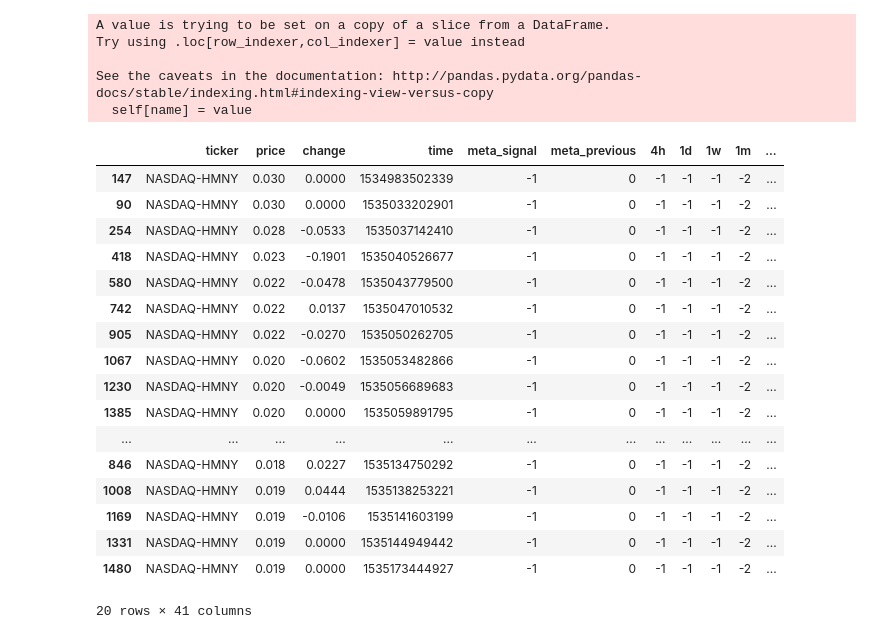
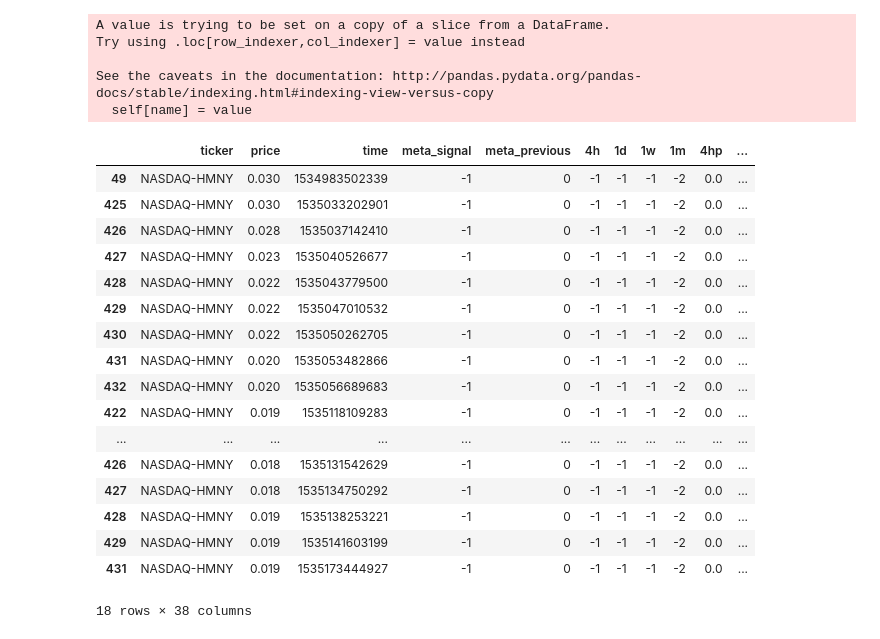
Before and after one commit to atomantic/stock_signals, a Jupyter notebook: data/01 - Clean.ipynb, the cells around one changed output. Cells and saved outputs as stored; diff of their text form; code cells hidden in the pictures.

```diff
--- a/data/01 - Clean.ipynb
+++ b/data/01 - Clean.ipynb
@@ -16,15 +62,7 @@ for file_ in csv_files:
     df = pd.read_csv(file_,index_col=None, header=None)
     list_.append(df)
 frame = pd.concat(list_)
-frame.columns = ["ticker","price","change","time","meta_signal","meta_previous",
-                "4h","1d","1w","1m",
-                "4hp","1dp","1wp","1mp",
-                "4h_rsi","4h_stochrsi","4h_stoch","4h_ult","4h_macd","4h_hull",
-                "1d_rsi","1d_stochrsi","1d_stoch","1d_ult","1d_macd","1d_hull",
-                "1w_rsi","1w_stochrsi","1w_stoch","1w_ult","1w_macd","1w_hull",
-                "1m_rsi","1m_stochrsi","1m_stoch","1m_ult","1m_macd","1m_hull"
-#                 ,"market","name","meta_move"
-                ]
+frame.columns = header_names
 frame.sort_values(['ticker', 'time'], inplace=True)
 frame.head(5)
 # %% [output]
@@ -54,3 +87,0 @@ frame.head(2)
-# %%
-frame.sort_values(['name', 'time'], inplace=True)
-frame.head(10)
@@ -76,7 +94,13 @@ frame[frame.price.isnull()]
 # %%
-# drop any NaN/null values (this shouldn't happen anymore)
-frame = frame.dropna()
+# drop any NaN/null values
+# this will happen the first time we run queries against a ticker, until we get diffs on the prev meta signals
+# frame = frame.dropna()
+
+# replace NaN values (nicer)
+frame = frame.replace('NaN', '/')
 print('shape', frame.shape)
 print("unique tickers: {} ".format(frame.ticker.nunique()))
 print("missing", set(tickers) - set(frame.ticker.unique()))
+abb = frame[frame.ticker.astype(str).str.match("NYSE-ABB")]
+abb.head(1)
 # %% [output]
@@ -145,6 +177,6 @@ abbv
 # %%
 # remove duplicates
-df = frame.drop_duplicates(["ticker","price","change","meta_signal","meta_previous",
+df = frame.drop_duplicates(["ticker","price","meta_signal","meta_previous",
                 "4h","1d","1w","1m",
                 "4hp","1dp","1wp","1mp",
                 "4h_rsi","4h_stochrsi","4h_stoch","4h_ult","4h_macd","4h_hull",
@@ -195,28 +227,28 @@ See the caveats in the documentation: http://pandas.pydata.org/pandas-docs/stabl
 # %%
 # round to 3 decimals (python tweaks the numbers)
 df.price = df.price.round(3)
-df[df.name=='HMNY']
+df[df.ticker=='NASDAQ-HMNY']
 # %% [output]
 A value is trying to be set on a copy of a slice from a DataFrame.
 Try using .loc[row_indexer,col_indexer] = value instead
 
 See the caveats in the documentation: http://pandas.pydata.org/pandas-docs/stable/indexing.html#indexing-view-versus-copy
   self[name] = value
-|  | ticker | price | change | time | meta_signal | meta_previous | 4h | 1d | 1w | 1m | ... |
-| 147 | NASDAQ-HMNY | 0.030 | 0.0000 | 1534983502339 | -1 | 0 | -1 | -1 | -1 | -2 | ... |
-| 90 | NASDAQ-HMNY | 0.030 | 0.0000 | 1535033202901 | -1 | 0 | -1 | -1 | -1 | -2 | ... |
-| 254 | NASDAQ-HMNY | 0.028 | -0.0533 | 1535037142410 | -1 | 0 | -1 | -1 | -1 | -2 | ... |
-| 418 | NASDAQ-HMNY | 0.023 | -0.1901 | 1535040526677 | -1 | 0 | -1 | -1 | -1 | -2 | ... |
-| 580 | NASDAQ-HMNY | 0.022 | -0.0478 | 1535043779500 | -1 | 0 | -1 | -1 | -1 | -2 | ... |
-| 742 | NASDAQ-HMNY | 0.022 | 0.0137 | 1535047010532 | -1 | 0 | -1 | -1 | -1 | -2 | ... |
-| 905 | NASDAQ-HMNY | 0.022 | -0.0270 | 1535050262705 | -1 | 0 | -1 | -1 | -1 | -2 | ... |
-| 1067 | NASDAQ-HMNY | 0.020 | -0.0602 | 1535053482866 | -1 | 0 | -1 | -1 | -1 | -2 | ... |
-| 1230 | NASDAQ-HMNY | 0.020 | -0.0049 | 1535056689683 | -1 | 0 | -1 | -1 | -1 | -2 | ... |
-| 1385 | NASDAQ-HMNY | 0.020 | 0.0000 | 1535059891795 | -1 | 0 | -1 | -1 | -1 | -2 | ... |
+|  | ticker | price | time | meta_signal | meta_previous | 4h | 1d | 1w | 1m | 4hp | ... |
+| 49 | NASDAQ-HMNY | 0.030 | 1534983502339 | -1 | 0 | -1 | -1 | -1 | -2 | 0.0 | ... |
+| 425 | NASDAQ-HMNY | 0.030 | 1535033202901 | -1 | 0 | -1 | -1 | -1 | -2 | 0.0 | ... |
+| 426 | NASDAQ-HMNY | 0.028 | 1535037142410 | -1 | 0 | -1 | -1 | -1 | -2 | 0.0 | ... |
+| 427 | NASDAQ-HMNY | 0.023 | 1535040526677 | -1 | 0 | -1 | -1 | -1 | -2 | 0.0 | ... |
+| 428 | NASDAQ-HMNY | 0.022 | 1535043779500 | -1 | 0 | -1 | -1 | -1 | -2 | 0.0 | ... |
+| 429 | NASDAQ-HMNY | 0.022 | 1535047010532 | -1 | 0 | -1 | -1 | -1 | -2 | 0.0 | ... |
+| 430 | NASDAQ-HMNY | 0.022 | 1535050262705 | -1 | 0 | -1 | -1 | -1 | -2 | 0.0 | ... |
+| 431 | NASDAQ-HMNY | 0.020 | 1535053482866 | -1 | 0 | -1 | -1 | -1 | -2 | 0.0 | ... |
+| 432 | NASDAQ-HMNY | 0.020 | 1535056689683 | -1 | 0 | -1 | -1 | -1 | -2 | 0.0 | ... |
+| 422 | NASDAQ-HMNY | 0.019 | 1535118109283 | -1 | 0 | -1 | -1 | -1 | -2 | 0.0 | ... |
 | ... | ... | ... | ... | ... | ... | ... | ... | ... | ... | ... | ... |
-| 846 | NASDAQ-HMNY | 0.018 | 0.0227 | 1535134750292 | -1 | 0 | -1 | -1 | -1 | -2 | ... |
-| 1008 | NASDAQ-HMNY | 0.019 | 0.0444 | 1535138253221 | -1 | 0 | -1 | -1 | -1 | -2 | ... |
-| 1169 | NASDAQ-HMNY | 0.019 | -0.0106 | 1535141603199 | -1 | 0 | -1 | -1 | -1 | -2 | ... |
-| 1331 | NASDAQ-HMNY | 0.019 | 0.0000 | 1535144949442 | -1 | 0 | -1 | -1 | -1 | -2 | ... |
-| 1480 | NASDAQ-HMNY | 0.019 | 0.0000 | 1535173444927 | -1 | 0 | -1 | -1 | -1 | -2 | ... |
+| 426 | NASDAQ-HMNY | 0.018 | 1535131542629 | -1 | 0 | -1 | -1 | -1 | -2 | 0.0 | ... |
+| 427 | NASDAQ-HMNY | 0.018 | 1535134750292 | -1 | 0 | -1 | -1 | -1 | -2 | 0.0 | ... |
+| 428 | NASDAQ-HMNY | 0.019 | 1535138253221 | -1 | 0 | -1 | -1 | -1 | -2 | 0.0 | ... |
+| 429 | NASDAQ-HMNY | 0.019 | 1535141603199 | -1 | 0 | -1 | -1 | -1 | -2 | 0.0 | ... |
+| 431 | NASDAQ-HMNY | 0.019 | 1535173444927 | -1 | 0 | -1 | -1 | -1 | -2 | 0.0 | ... |
-20 rows × 41 columns
+18 rows × 38 columns
```
Also changed, not shown: parts of 19 cells of this notebook, 5 other files.
